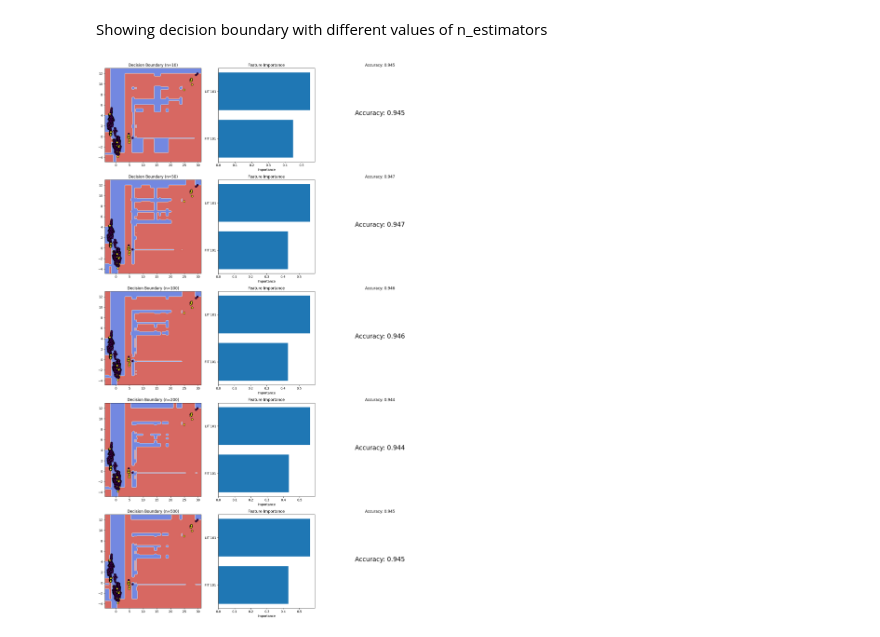
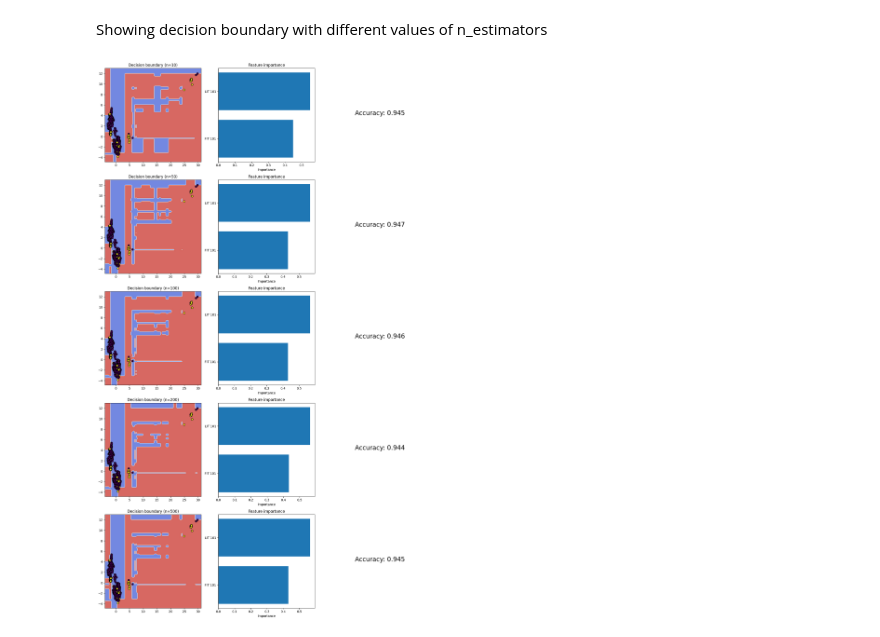
Before and after one commit to ClovisDyArx/cyberml_projet, a Jupyter notebook: adversarial_attack.ipynb, the cells around one changed output. Drawn from its saved outputs; the diff is of its cells as text; code cells hidden in the pictures.

```diff
--- a/adversarial_attack.ipynb
+++ b/adversarial_attack.ipynb
@@ -350,34 +360,33 @@ for i, n_estimators in enumerate(n_estimators_list):
     # 2D mesh grid -> plotting decision boundaries
     x_min, x_max = X_train_2d[:, 0].min() - 1, X_train_2d[:, 0].max() + 1
     y_min, y_max = X_train_2d[:, 1].min() - 1, X_train_2d[:, 1].max() + 1
     xx, yy = np.meshgrid(np.linspace(x_min, x_max, 100),
                          np.linspace(y_min, y_max, 100))
     Z = clf.predict(np.c_[xx.ravel(), yy.ravel()])
     Z = Z.reshape(xx.shape)
 
     ax = axes[i, 0]
     ax.contourf(xx, yy, Z, alpha=0.8, cmap=plt.cm.coolwarm)
     ax.scatter(X_test_2d[:, 0], X_test_2d[:, 1], c=y_test, edgecolor='k', marker='o')
-    ax.set_title(f'Decision Boundary (n={n_estimators})')
+    ax.set_title(f'Decision boundary (n={n_estimators})')
 
     # plot feature importance
     feature_importance = clf.feature_importances_
     sorted_idx = np.argsort(feature_importance)
     ax = axes[i, 1]
     ax.barh(range(len(sorted_idx)), feature_importance[sorted_idx], align='center')
     ax.set_yticks(range(len(sorted_idx)))
     ax.set_yticklabels(np.array(features)[sorted_idx])
     ax.set_xlabel('Importance')
-    ax.set_title('Feature Importance')
+    ax.set_title('Feature importance')
 
     # show accuracy
     score = clf.score(X_test_2d, y_test)
     ax = axes[i, 2]
     ax.text(0.5, 0.5, f'Accuracy: {score:.3f}', fontsize=20, ha='center', transform=ax.transAxes)
-    ax.set_title(f'Accuracy: {score:.3f}')
     ax.axis('off')
 
 plt.tight_layout()
 plt.show()
 # %% [output]
-[figure, old version]
+[figure, new version]
```
Also changed, not shown: parts of 5 cells of this notebook.
